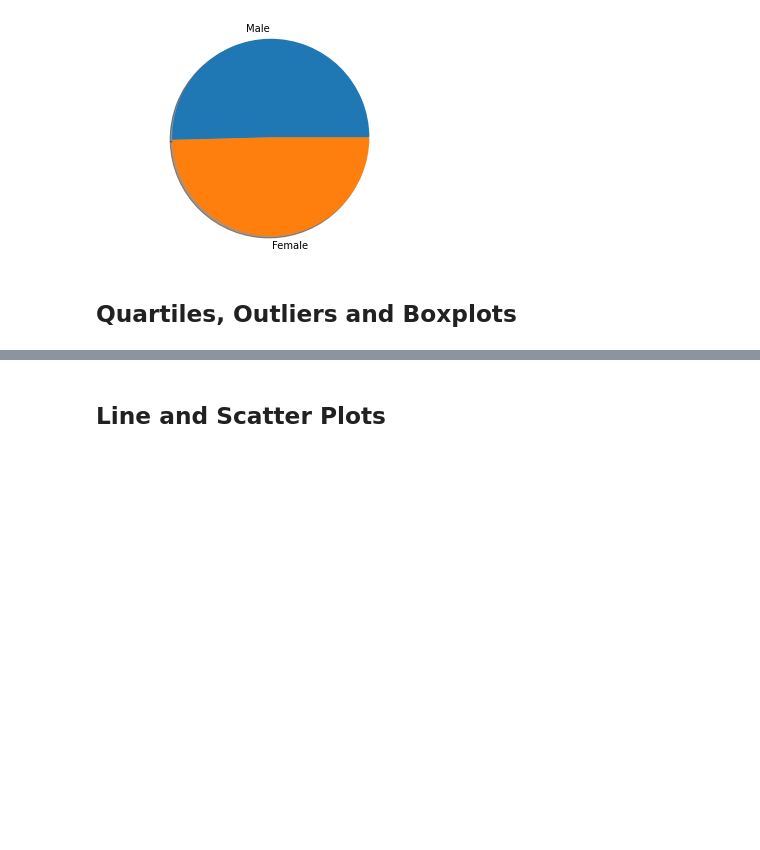
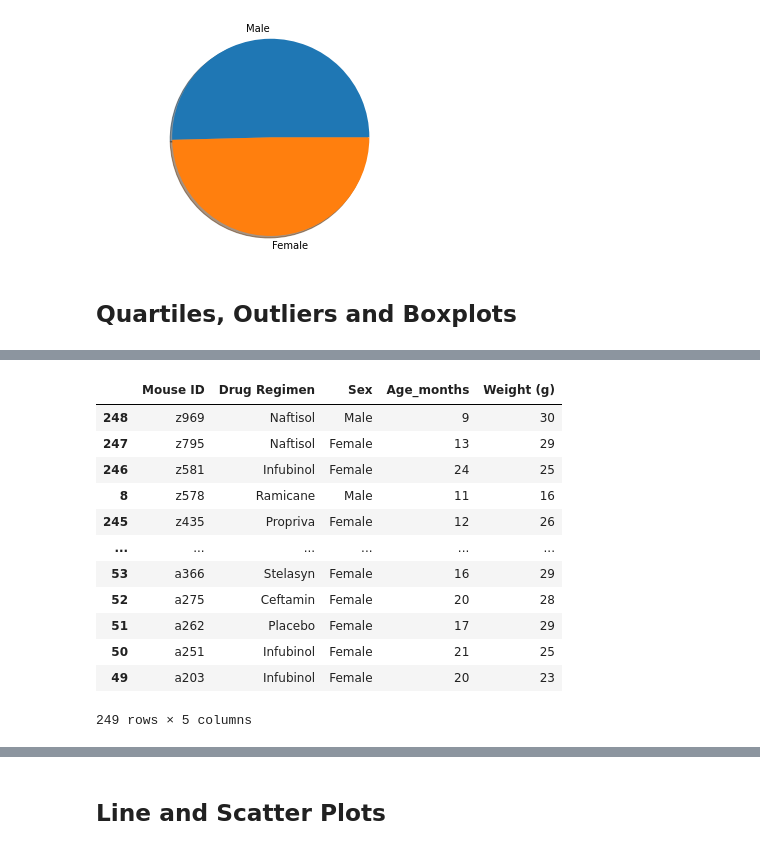
Before and after one commit to RZHANG2021/Matplotlib, a Jupyter notebook: pymaceuticals_starter.ipynb, the cells around one changed output, grey strips where cells are left out. Drawn from its saved outputs; the diff is of its cells as text; code cells hidden in the pictures; blank space fills up the shorter version.

```diff
--- a/pymaceuticals_starter.ipynb
+++ b/pymaceuticals_starter.ipynb
@@ -280,0 +288,18 @@ mouse_metadata.head()
+# %%
+#sort original mouse_metadata df by mouse ID and Drug Regimen
+mouse_metadata_sorted = mouse_metadata.sort_values(["Mouse ID", "Drug Regimen"], ascending = (False, False))
+mouse_metadata_sorted
+# %% [output]
+|  | Mouse ID | Drug Regimen | Sex | Age_months | Weight (g) |
+| 248 | z969 | Naftisol | Male | 9 | 30 |
+| 247 | z795 | Naftisol | Female | 13 | 29 |
+| 246 | z581 | Infubinol | Female | 24 | 25 |
+| 8 | z578 | Ramicane | Male | 11 | 16 |
+| 245 | z435 | Propriva | Female | 12 | 26 |
+| ... | ... | ... | ... | ... | ... |
+| 53 | a366 | Stelasyn | Female | 16 | 29 |
+| 52 | a275 | Ceftamin | Female | 20 | 28 |
+| 51 | a262 | Placebo | Female | 17 | 29 |
+| 50 | a251 | Infubinol | Female | 21 | 25 |
+| 49 | a203 | Infubinol | Female | 20 | 23 |
+249 rows × 5 columns
```
Also changed, not shown: parts of 7 cells of this notebook.
